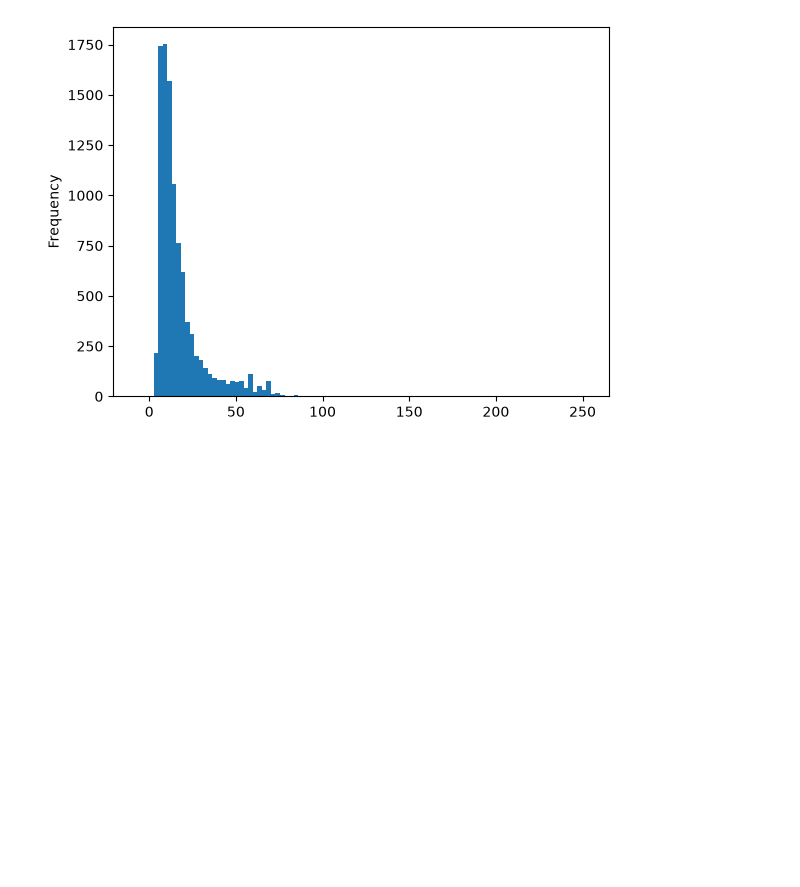
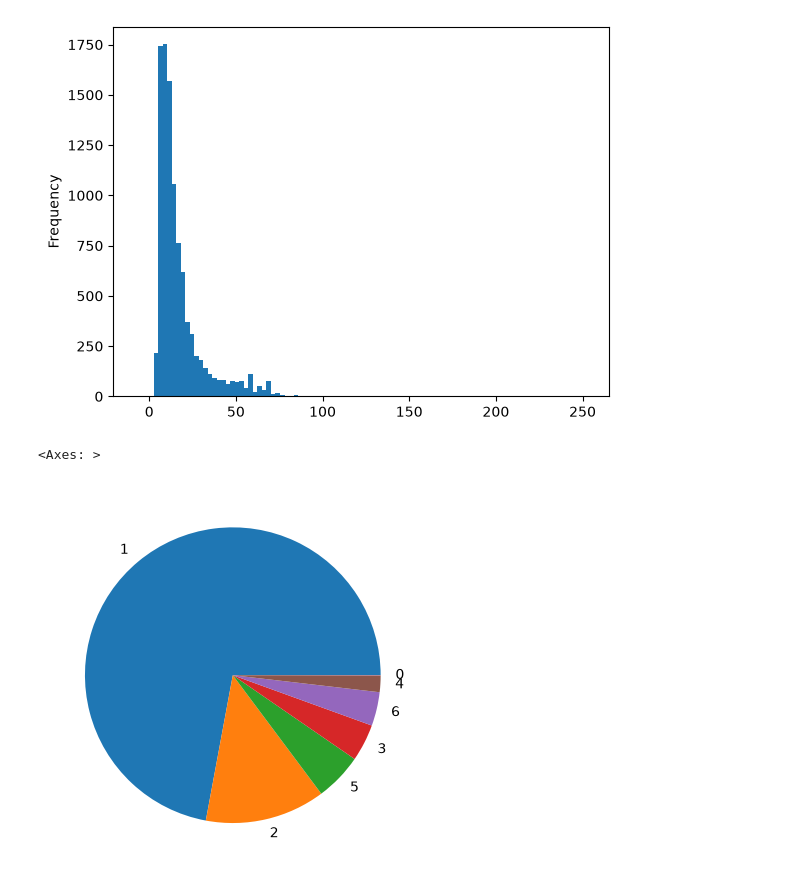
Before and after one commit to reuven/OReilly-PythonData-2026-06, a Jupyter notebook: OReilly-PythonData-2026-06-22.ipynb, the cells around one changed output. Saved outputs shown, nothing was run; the diff lists cells and outputs as text; code cells hidden in the pictures; blank space fills up the shorter version.

```diff
--- a/OReilly-PythonData-2026-06-22.ipynb
+++ b/OReilly-PythonData-2026-06-22.ipynb
@@ -1410,4 +1410,16 @@ df['total_amount'].plot.hist(bins=100)
 # %% [output]
 <Axes: ylabel='Frequency'>
 [figure]
+# %%
+# Create a pie plot showing how often each passenger_count appears in the data.
+
+(
+    df
+    ['passenger_count']
+    .value_counts()
+    .plot.pie()
+)
+# %% [output]
+<Axes: >
+[figure, added]
 # %%
```
Also changed, not shown: parts of 1 cell of this notebook.
